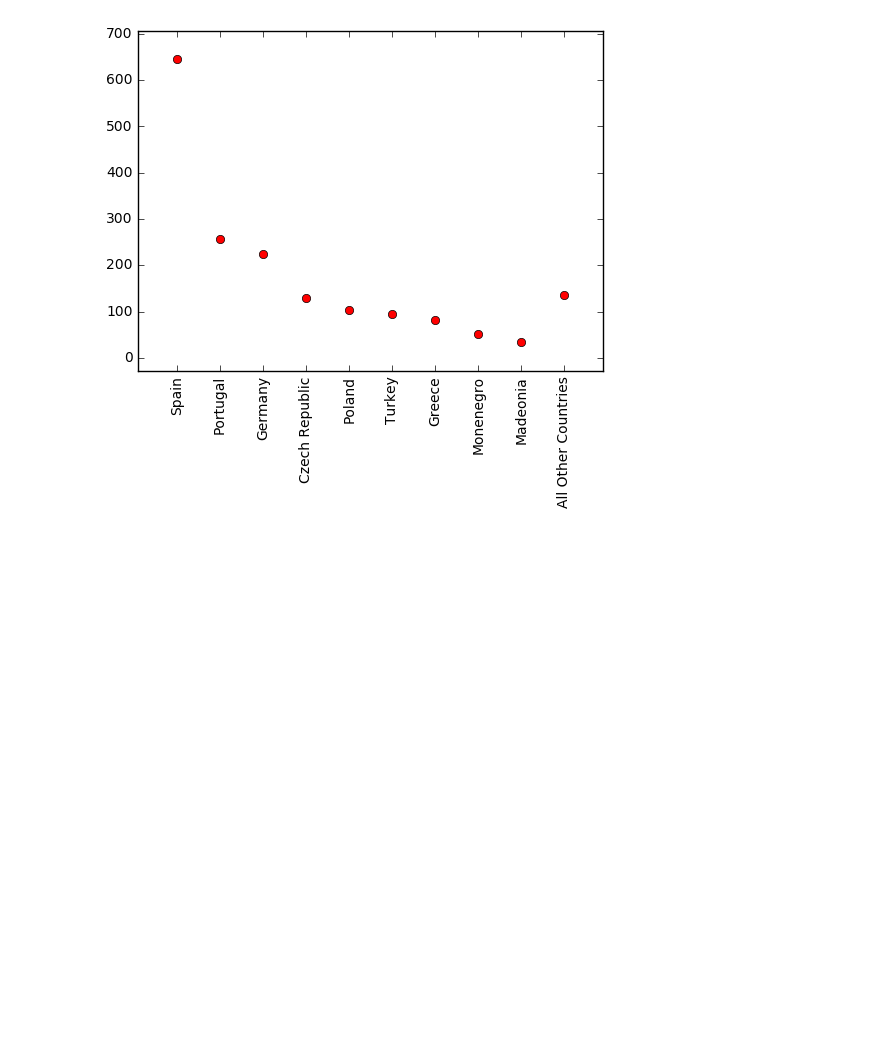
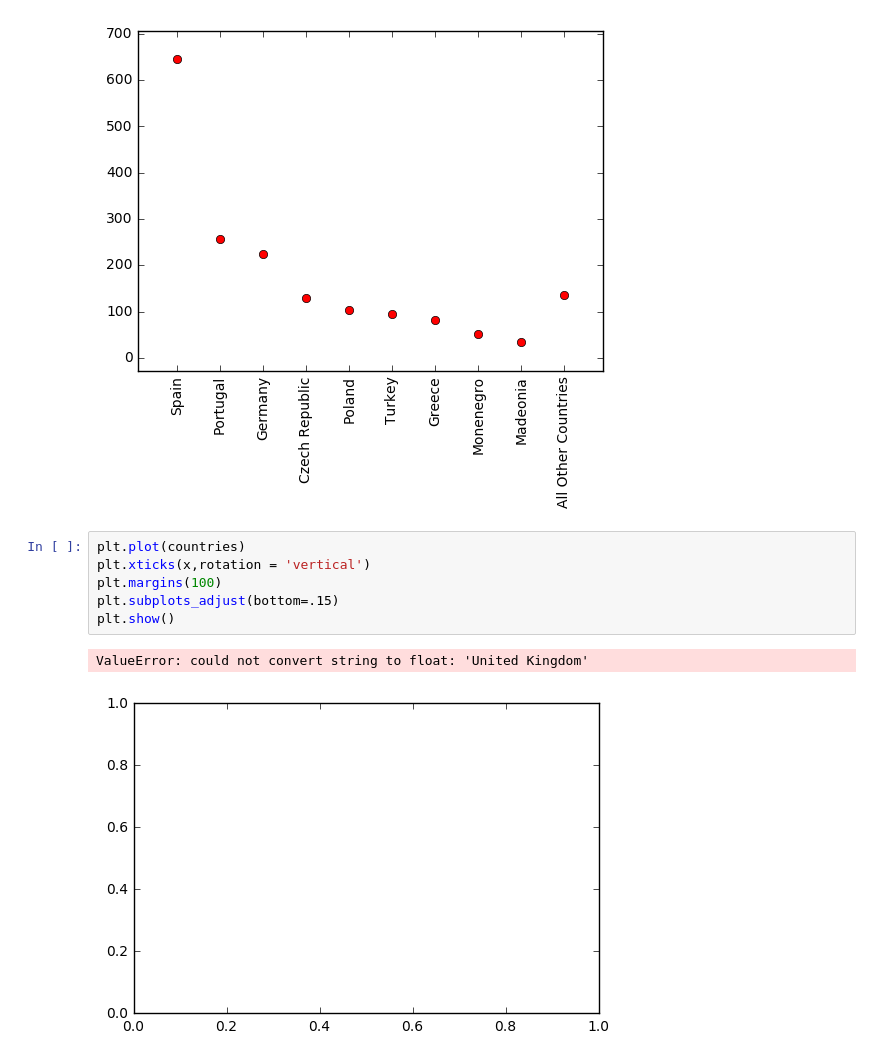
Before and after one commit to kboerger4/ce599-s17, a Jupyter notebook: 15-Data Viz 1/data-viz.ipynb, the cells around one changed output. Drawn from its saved outputs; the diff is of its cells as text; blank space fills up the shorter version.

```diff
--- a/15-Data Viz 1/data-viz.ipynb
+++ b/15-Data Viz 1/data-viz.ipynb
@@ -534,3 +544,12 @@ plt.subplots_adjust(bottom=.05)
 plt.show()
 # %% [output]
 [figure]
+# %%
+plt.plot(countries)
+plt.xticks(x,rotation = 'vertical')
+plt.margins(100)
+plt.subplots_adjust(bottom=.15)
+plt.show()
+# %% [output]
+ValueError: could not convert string to float: 'United Kingdom'
+[figure, added]
```
Also changed, not shown: parts of 2 cells of this notebook.
